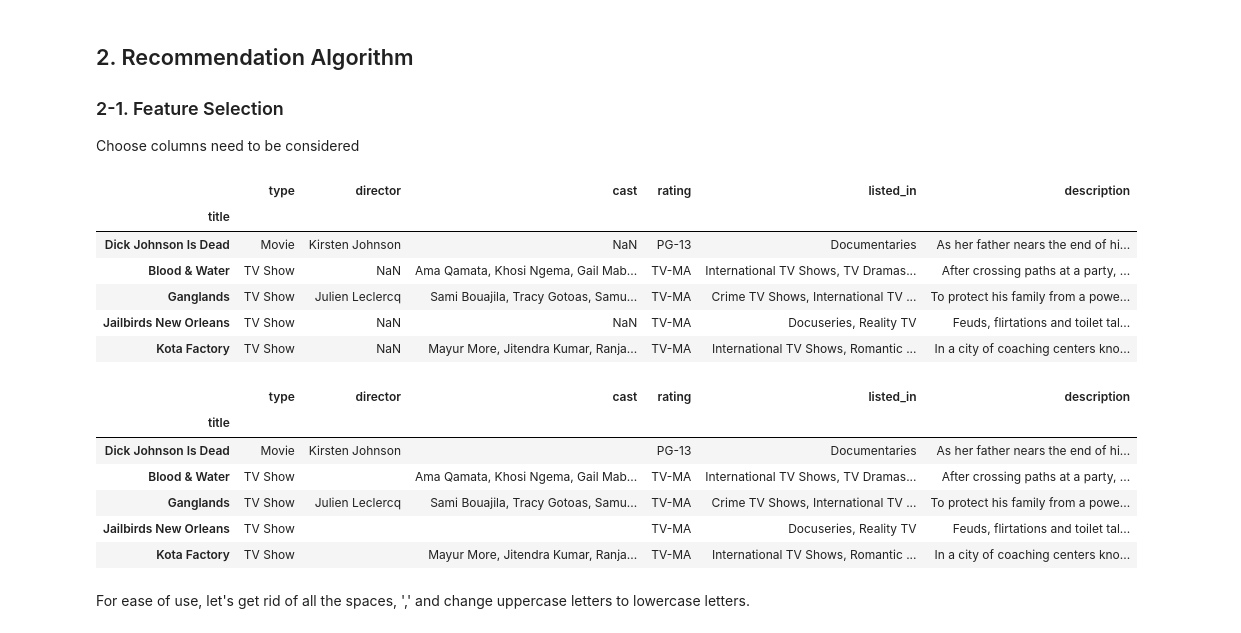
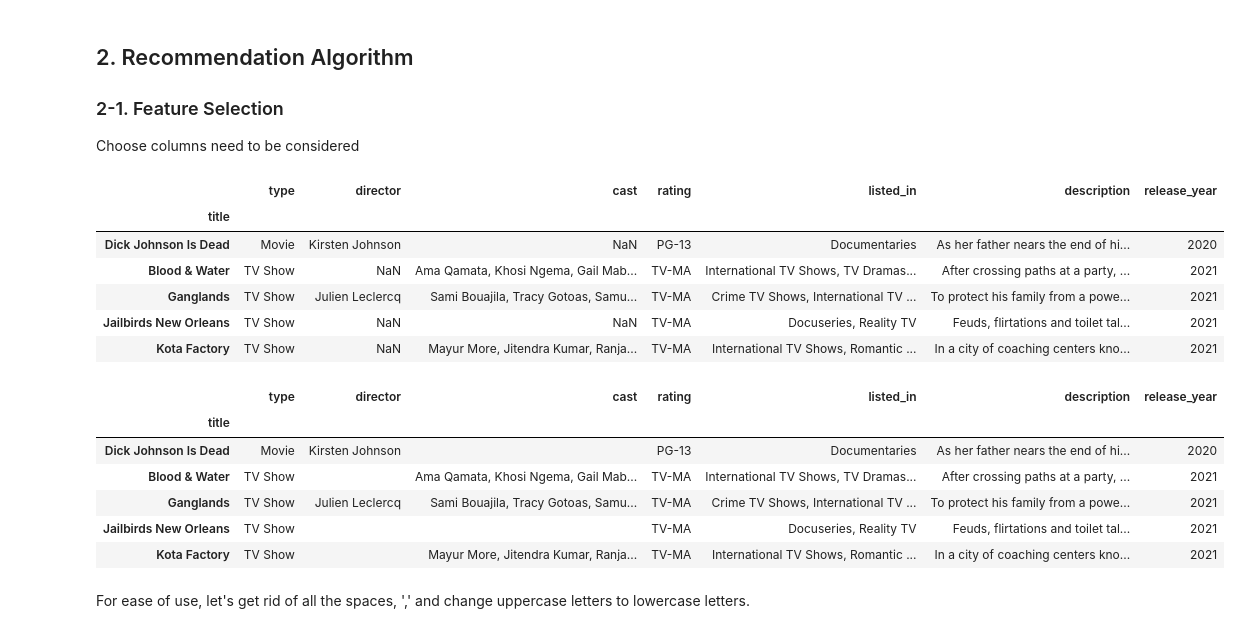
Before and after one commit to beks2002/PIC16A_Project, a Jupyter notebook: Netflix_Recommendation.ipynb, the cells around one changed output. Saved outputs shown, nothing was run; the diff lists cells and outputs as text; code cells hidden in the pictures.

```diff
--- a/Netflix_Recommendation.ipynb
+++ b/Netflix_Recommendation.ipynb
@@ -81,27 +83,27 @@ Since ~30% of director values are missing, cannot drop the NaN values.
 ### 2-1. Feature Selection
 Choose columns need to be considered
 # %%
-df2 = df[['title', 'type', 'director', 'cast', 'rating', 'listed_in', 'description']]
+df2 = df[['title', 'type', 'director', 'cast', 'rating', 'listed_in', 'description', 'release_year']]
 df2.set_index('title', inplace=True)
 df2.head()
 # %% [output]
-|  | type | director | cast | rating | listed_in | description |
-| title |  |  |  |  |  |  |
-| Dick Johnson Is Dead | Movie | Kirsten Johnson | NaN | PG-13 | Documentaries | As her father nears the end of hi... |
-| Blood & Water | TV Show | NaN | Ama Qamata, Khosi Ngema, Gail Mab... | TV-MA | International TV Shows, TV Dramas... | After crossing paths at a party, ... |
-| Ganglands | TV Show | Julien Leclercq | Sami Bouajila, Tracy Gotoas, Samu... | TV-MA | Crime TV Shows, International TV ... | To protect his family from a powe... |
-| Jailbirds New Orleans | TV Show | NaN | NaN | TV-MA | Docuseries, Reality TV | Feuds, flirtations and toilet tal... |
-| Kota Factory | TV Show | NaN | Mayur More, Jitendra Kumar, Ranja... | TV-MA | International TV Shows, Romantic ... | In a city of coaching centers kno... |
+|  | type | director | cast | rating | listed_in | description | release_year |
+| title |  |  |  |  |  |  |  |
+| Dick Johnson Is Dead | Movie | Kirsten Johnson | NaN | PG-13 | Documentaries | As her father nears the end of hi... | 2020 |
+| Blood & Water | TV Show | NaN | Ama Qamata, Khosi Ngema, Gail Mab... | TV-MA | International TV Shows, TV Dramas... | After crossing paths at a party, ... | 2021 |
+| Ganglands | TV Show | Julien Leclercq | Sami Bouajila, Tracy Gotoas, Samu... | TV-MA | Crime TV Shows, International TV ... | To protect his family from a powe... | 2021 |
+| Jailbirds New Orleans | TV Show | NaN | NaN | TV-MA | Docuseries, Reality TV | Feuds, flirtations and toilet tal... | 2021 |
+| Kota Factory | TV Show | NaN | Mayur More, Jitendra Kumar, Ranja... | TV-MA | International TV Shows, Romantic ... | In a city of coaching centers kno... | 2021 |
 # %%
-df2.fillna('')
+df2.fillna('', inplace=True)
 df2.head()
 # %% [output]
-|  | type | director | cast | rating | listed_in | description |
-| title |  |  |  |  |  |  |
-| Dick Johnson Is Dead | Movie | Kirsten Johnson |  | PG-13 | Documentaries | As her father nears the end of hi... |
-| Blood & Water | TV Show |  | Ama Qamata, Khosi Ngema, Gail Mab... | TV-MA | International TV Shows, TV Dramas... | After crossing paths at a party, ... |
-| Ganglands | TV Show | Julien Leclercq | Sami Bouajila, Tracy Gotoas, Samu... | TV-MA | Crime TV Shows, International TV ... | To protect his family from a powe... |
-| Jailbirds New Orleans | TV Show |  |  | TV-MA | Docuseries, Reality TV | Feuds, flirtations and toilet tal... |
-| Kota Factory | TV Show |  | Mayur More, Jitendra Kumar, Ranja... | TV-MA | International TV Shows, Romantic ... | In a city of coaching centers kno... |
+|  | type | director | cast | rating | listed_in | description | release_year |
+| title |  |  |  |  |  |  |  |
+| Dick Johnson Is Dead | Movie | Kirsten Johnson |  | PG-13 | Documentaries | As her father nears the end of hi... | 2020 |
+| Blood & Water | TV Show |  | Ama Qamata, Khosi Ngema, Gail Mab... | TV-MA | International TV Shows, TV Dramas... | After crossing paths at a party, ... | 2021 |
+| Ganglands | TV Show | Julien Leclercq | Sami Bouajila, Tracy Gotoas, Samu... | TV-MA | Crime TV Shows, International TV ... | To protect his family from a powe... | 2021 |
+| Jailbirds New Orleans | TV Show |  |  | TV-MA | Docuseries, Reality TV | Feuds, flirtations and toilet tal... | 2021 |
+| Kota Factory | TV Show |  | Mayur More, Jitendra Kumar, Ranja... | TV-MA | International TV Shows, Romantic ... | In a city of coaching centers kno... | 2021 |
 # %% [markdown]
 For ease of use, let's get rid of all the spaces, ',' and change uppercase letters to lowercase letters.
```
Also changed, not shown: parts of 23 cells of this notebook, 1 other file.
